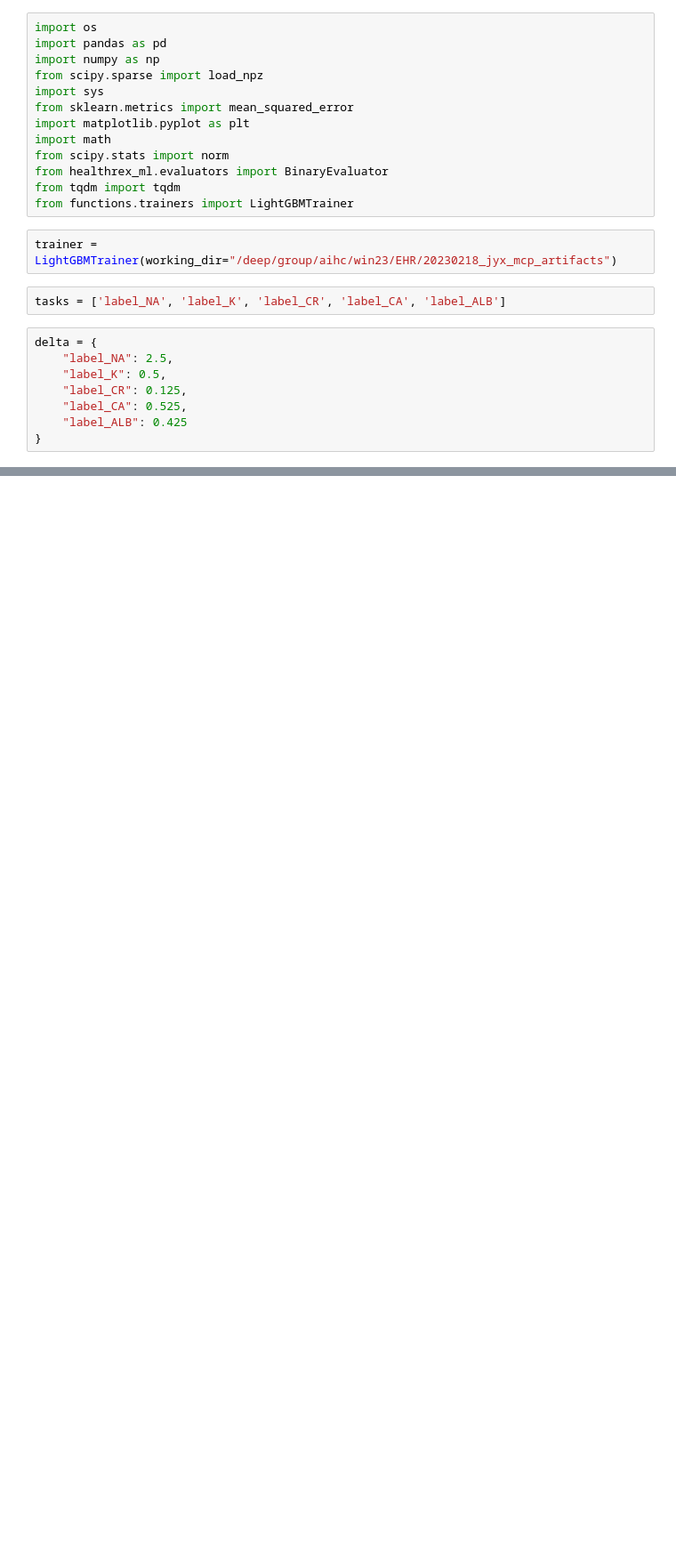
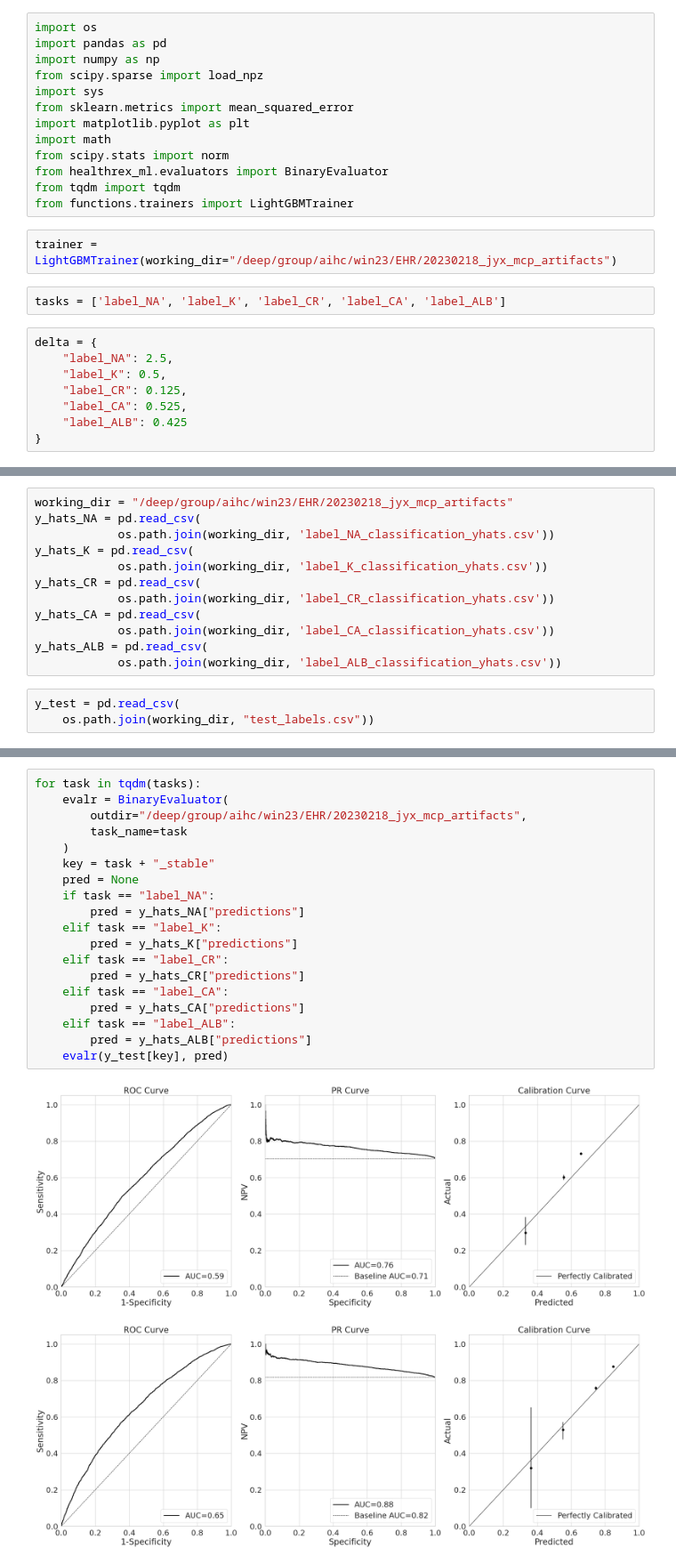
Before and after one commit to alee2022/AIHC-EHR-2023, a Jupyter notebook: LightGBM_baseline_mcp.ipynb, the cells around one changed output, grey strips where cells are left out. Shown: that part at 89% size. Cells and saved outputs as stored; diff of their text form; blank space fills up the shorter version.

```diff
--- a/LightGBM_baseline_mcp.ipynb
+++ b/LightGBM_baseline_mcp.ipynb
@@ -30,0 +47,15 @@ Training until validation scores don't improve for 100 rounds
+# %%
+working_dir = "/deep/group/aihc/win23/EHR/20230218_jyx_mcp_artifacts"
+y_hats_NA = pd.read_csv(
+            os.path.join(working_dir, 'label_NA_classification_yhats.csv'))
+y_hats_K = pd.read_csv(
+            os.path.join(working_dir, 'label_K_classification_yhats.csv'))
+y_hats_CR = pd.read_csv(
+            os.path.join(working_dir, 'label_CR_classification_yhats.csv'))
+y_hats_CA = pd.read_csv(
+            os.path.join(working_dir, 'label_CA_classification_yhats.csv'))
+y_hats_ALB = pd.read_csv(
+            os.path.join(working_dir, 'label_ALB_classification_yhats.csv'))
+# %%
+y_test = pd.read_csv(
+    os.path.join(working_dir, "test_labels.csv"))
@@ -30,0 +83,22 @@ Training until validation scores don't improve for 100 rounds
+# %%
+for task in tqdm(tasks):
+    evalr = BinaryEvaluator(
+        outdir="/deep/group/aihc/win23/EHR/20230218_jyx_mcp_artifacts",
+        task_name=task
+    )
+    key = task + "_stable"
+    pred = None
+    if task == "label_NA":
+        pred = y_hats_NA["predictions"]
+    elif task == "label_K":
+        pred = y_hats_K["predictions"]
+    elif task == "label_CR":
+        pred = y_hats_CR["predictions"]
+    elif task == "label_CA":
+        pred = y_hats_CA["predictions"]
+    elif task == "label_ALB":
+        pred = y_hats_ALB["predictions"]
+    evalr(y_test[key], pred)
+# %% [output]
+[figure, added]
+[figure, added]
```
Also changed, not shown: parts of 4 cells of this notebook.
